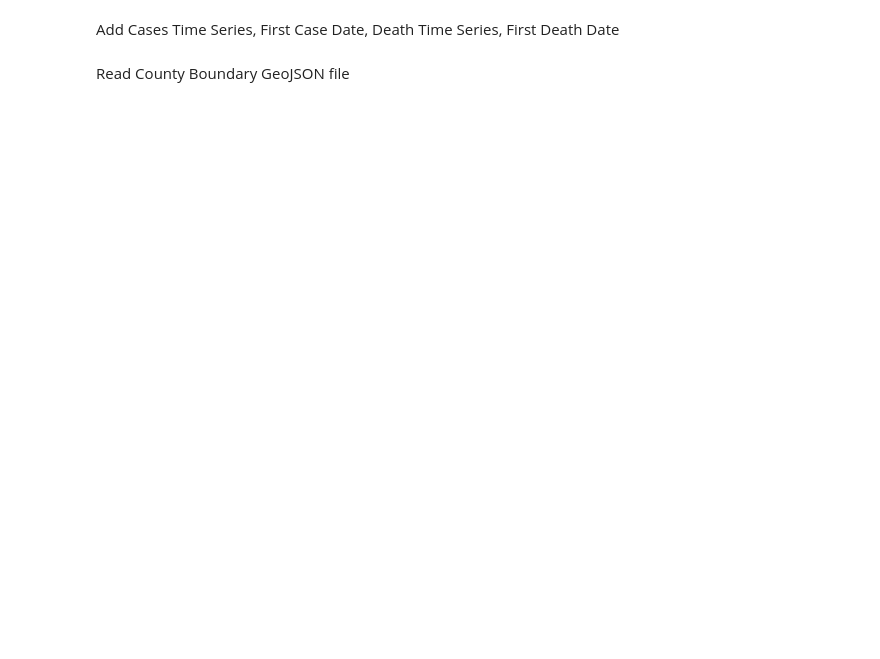
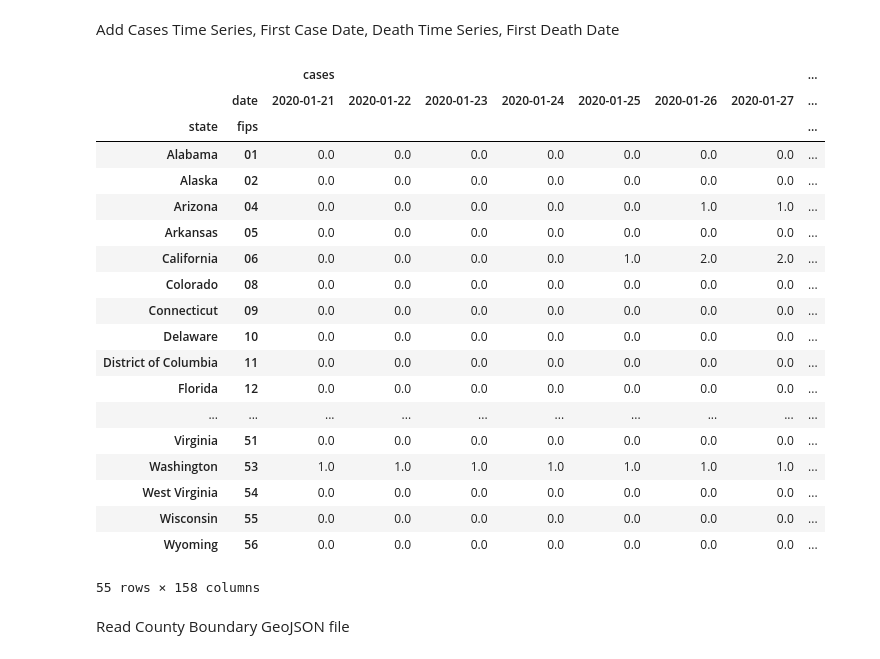
Before and after one commit to cybergis/wherecovid19_webapp, a Jupyter notebook: preprocessing/states_new.ipynb, the cells around one changed output. Cells and saved outputs as stored; diff of their text form; code cells hidden in the pictures; blank space fills up the shorter version.

```diff
--- a/preprocessing/states_new.ipynb
+++ b/preprocessing/states_new.ipynb
@@ -16,4 +30,6 @@ if df_states_original.isnull().values.any():
 # %%
 pivot_states = pd.pivot_table(df_states_original , index=['state','fips'],
                        columns=['date'])
+if pivot_states.isnull().values.any():
+    pivot_states = pivot_states.replace(np.nan, 0)
 pivot_states.head(5)
@@ -36,17 +98,41 @@ print(len(dt_range_str), dt_range_str)
 # %% [markdown]
 Add Cases Time Series, First Case Date, Death Time Series, First Death Date
 # %%
-import json
-pivot_states['cases_ts'] = json.dumps({"values": pivot_states['cases'].values.tolist()[0]})
-#pivot_states['cases_ts'] = pivot_states['cases_ts'].apply(lambda x: ','.join(map(str, x)))
-pivot_states['deaths_ts'] = json.dumps({"values": pivot_states['deaths'].values.tolist()[0]})
-#pivot_states['deaths_ts'] = pivot_states['deaths_ts'].apply(lambda x: ','.join(map(str, x)))
+# import json
+# pivot_states['cases_ts'] = "'" + json.dumps({"values": pivot_states['cases'].values.tolist()[0]}) + "'"
+# pivot_states['deaths_ts'] = "'" + json.dumps({"values": pivot_states['deaths'].values.tolist()[0]}) + "'"
+
+pivot_states['cases_ts'] = pivot_states['cases'].values.tolist()
+pivot_states['cases_ts'] = pivot_states['cases_ts'].apply(lambda x: ','.join(map(str, x)))
+pivot_states['deaths_ts'] = pivot_states['deaths'].values.tolist()
+pivot_states['deaths_ts'] = pivot_states['deaths_ts'].apply(lambda x: ','.join(map(str, x)))
 # %%
 pivot_states['dt_first_case'] = (pivot_states['cases'] > 0).idxmax(axis=1)
 pivot_states['dt_first_death'] = (pivot_states['deaths'] > 0).idxmax(axis=1)
 #For death reports, deal with no deaths counties
 pivot_states.loc[pivot_states['deaths'].iloc[:, -1] <= 0, 'dt_first_death'] = np.nan
-pivot_states.head(5)
+pivot_states
+# %% [output]
+|  |  | cases |  |  |  |  |  |  | ... |
+|  | date | 2020-01-21 | 2020-01-22 | 2020-01-23 | 2020-01-24 | 2020-01-25 | 2020-01-26 | 2020-01-27 | ... |
+| state | fips |  |  |  |  |  |  |  | ... |
+| Alabama | 01 | 0.0 | 0.0 | 0.0 | 0.0 | 0.0 | 0.0 | 0.0 | ... |
+| Alaska | 02 | 0.0 | 0.0 | 0.0 | 0.0 | 0.0 | 0.0 | 0.0 | ... |
+| Arizona | 04 | 0.0 | 0.0 | 0.0 | 0.0 | 0.0 | 1.0 | 1.0 | ... |
+| Arkansas | 05 | 0.0 | 0.0 | 0.0 | 0.0 | 0.0 | 0.0 | 0.0 | ... |
+| California | 06 | 0.0 | 0.0 | 0.0 | 0.0 | 1.0 | 2.0 | 2.0 | ... |
+| Colorado | 08 | 0.0 | 0.0 | 0.0 | 0.0 | 0.0 | 0.0 | 0.0 | ... |
+| Connecticut | 09 | 0.0 | 0.0 | 0.0 | 0.0 | 0.0 | 0.0 | 0.0 | ... |
+| Delaware | 10 | 0.0 | 0.0 | 0.0 | 0.0 | 0.0 | 0.0 | 0.0 | ... |
+| District of Columbia | 11 | 0.0 | 0.0 | 0.0 | 0.0 | 0.0 | 0.0 | 0.0 | ... |
+| Florida | 12 | 0.0 | 0.0 | 0.0 | 0.0 | 0.0 | 0.0 | 0.0 | ... |
+| ... | ... | ... | ... | ... | ... | ... | ... | ... | ... |
+| Virginia | 51 | 0.0 | 0.0 | 0.0 | 0.0 | 0.0 | 0.0 | 0.0 | ... |
+| Washington | 53 | 1.0 | 1.0 | 1.0 | 1.0 | 1.0 | 1.0 | 1.0 | ... |
+| West Virginia | 54 | 0.0 | 0.0 | 0.0 | 0.0 | 0.0 | 0.0 | 0.0 | ... |
+| Wisconsin | 55 | 0.0 | 0.0 | 0.0 | 0.0 | 0.0 | 0.0 | 0.0 | ... |
+| Wyoming | 56 | 0.0 | 0.0 | 0.0 | 0.0 | 0.0 | 0.0 | 0.0 | ... |
+55 rows × 158 columns
 # %% [markdown]
 Read County Boundary GeoJSON file
 # %%
```
Also changed, not shown: parts of 14 cells of this notebook, 4 other files.
